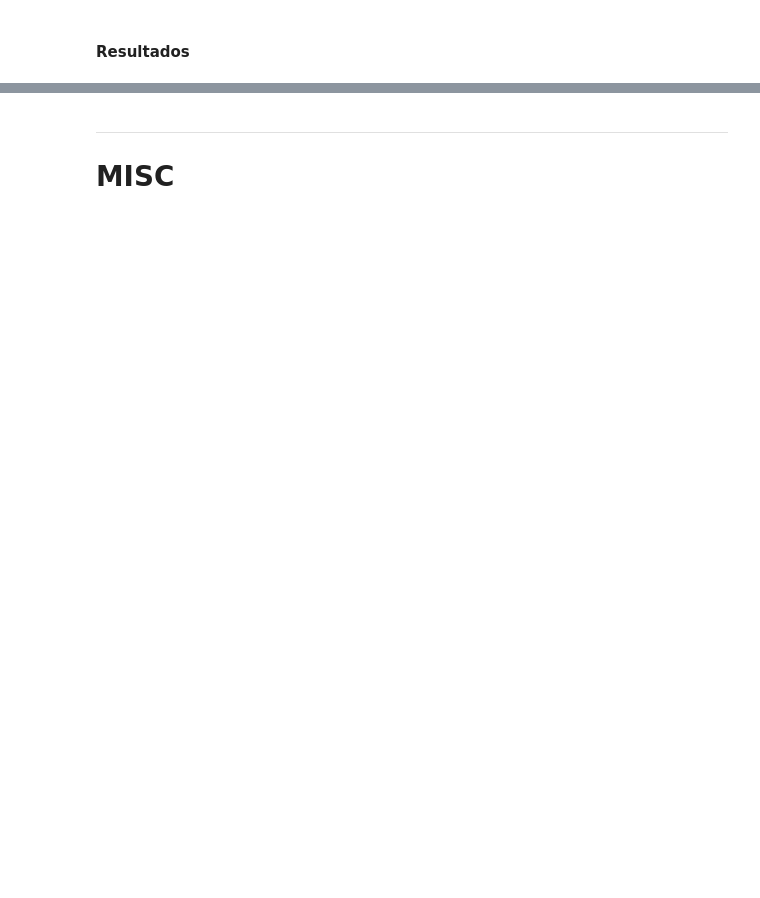
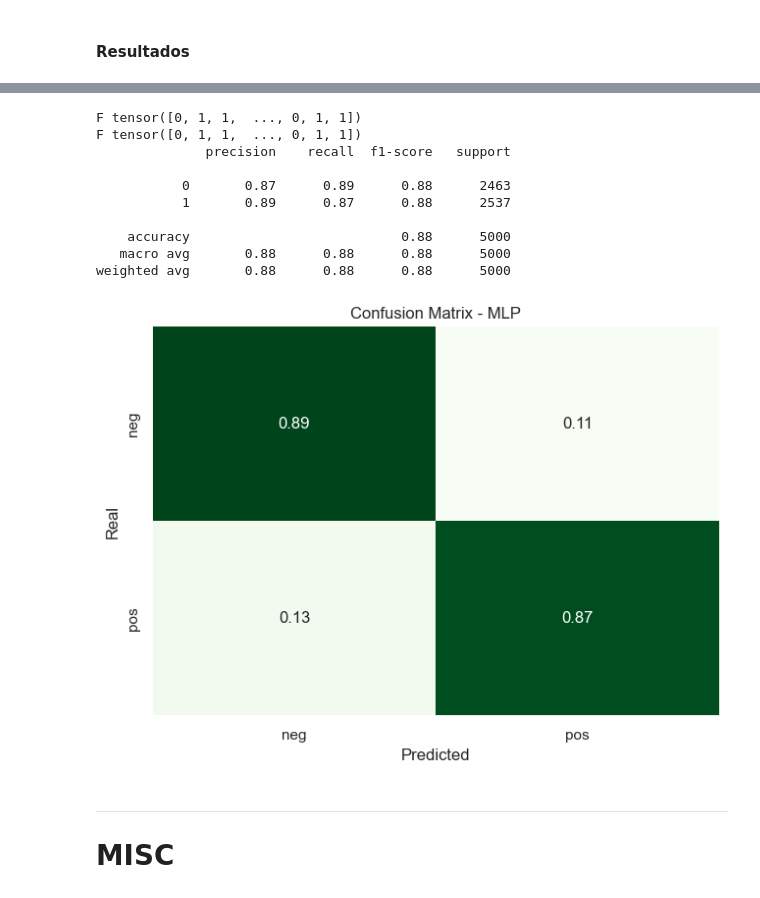
Before and after one commit to Adrian-Cespedes/Proy4-ML, a Jupyter notebook: mainCNN.ipynb, the cells around one changed output, grey strips where cells are left out. Saved outputs shown, nothing was run; the diff lists cells and outputs as text; code cells hidden in the pictures; blank space fills up the shorter version.

```diff
--- a/mainCNN.ipynb
+++ b/mainCNN.ipynb
@@ -732,7 +798,7 @@ weighted avg       0.72      0.72      0.72      5000
 from sklearn.tree import DecisionTreeClassifier
 
 clfDT = DecisionTreeClassifier()
-clfDT.fit(x_train_chi2, y_train_tf)
+clfDT.fit(x_train_wd.sum(axis = 2), y_train_wd)
 # %% [output]
 DecisionTreeClassifier()
 # %%
@@ -1408,3 +1385,24 @@ weighted avg       0.75      0.70      0.69      5000
+# %%
+#test
+x_test_dv = torch.tensor(x_test_chi2.toarray(), dtype=torch.float32)
+y_test_dv = torch.tensor(y_test_tf, dtype=torch.long)
+
+test_dataset = TensorDataset(x_test_dv, y_test_dv)
+test_loader = DataLoader(test_dataset, batch_size=BATCH_SIZE, shuffle=True)
+
+test(model, test_loader, "MLP")
+# %% [output]
+F tensor([0, 1, 1,  ..., 0, 1, 1])
+F tensor([0, 1, 1,  ..., 0, 1, 1])
+              precision    recall  f1-score   support
+
+           0       0.87      0.89      0.88      2463
+           1       0.89      0.87      0.88      2537
+
+    accuracy                           0.88      5000
+   macro avg       0.88      0.88      0.88      5000
+weighted avg       0.88      0.88      0.88      5000
+[figure, added]
 # %% [markdown]
 ----
 # MISC
```
Also changed, not shown: parts of 47 cells of this notebook.
